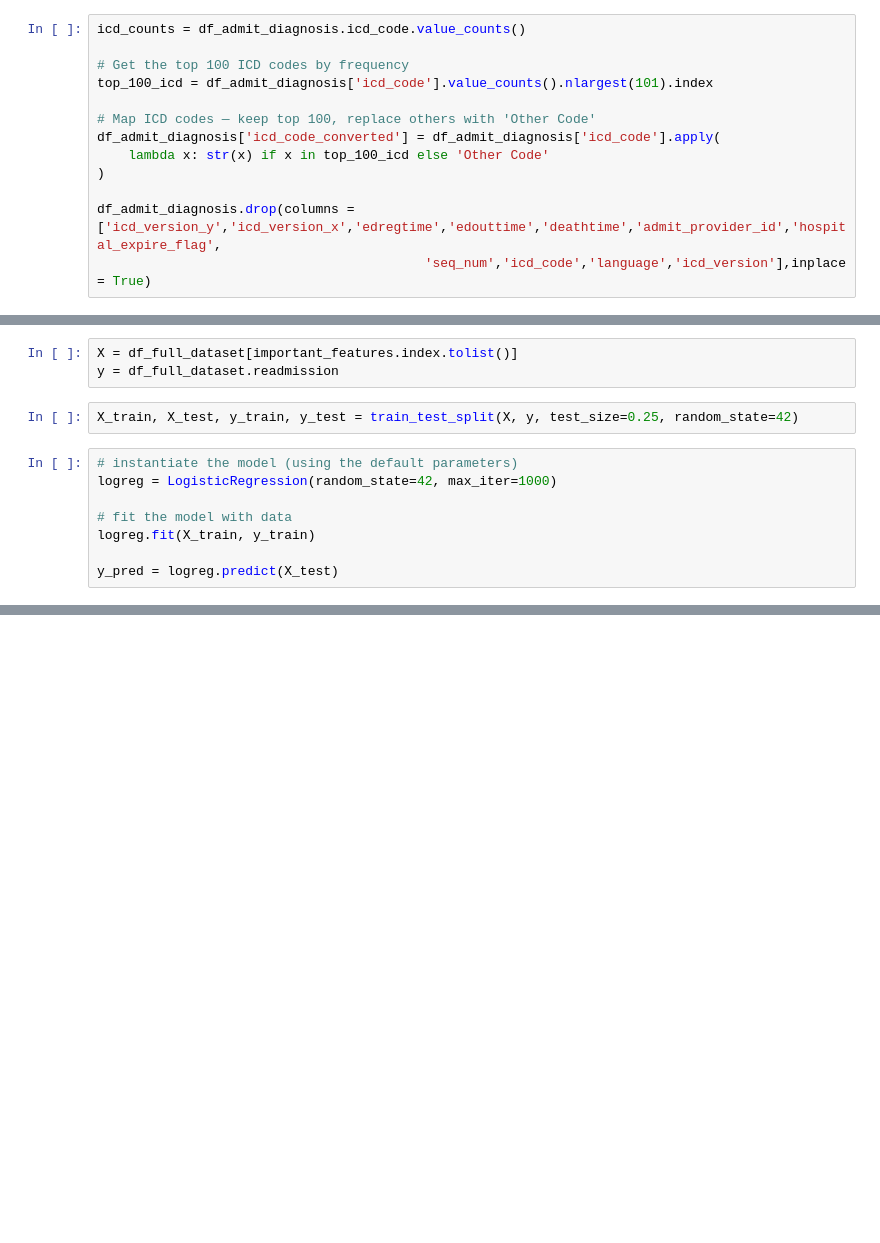
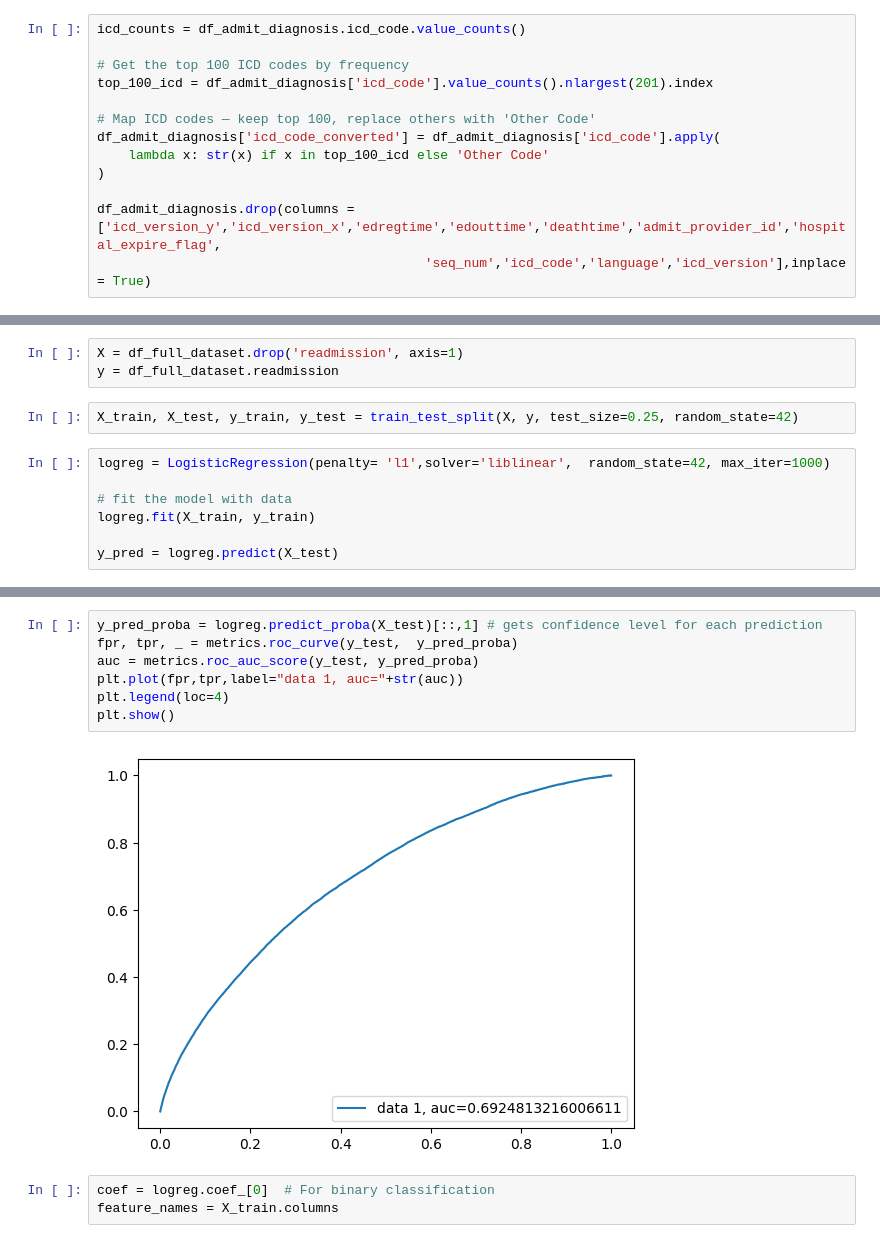
Before and after one commit to saaqib-m/patient-readmission, a Jupyter notebook: Patient-Readmission-LR-Notebook-v2.ipynb, the cells around one changed output, grey strips where cells are left out. Drawn from its saved outputs; the diff is of its cells as text; blank space fills up the shorter version.

```diff
--- a/Patient-Readmission-LR-Notebook-v2.ipynb
+++ b/Patient-Readmission-LR-Notebook-v2.ipynb
@@ -65,7 +65,7 @@ df_admit_diagnosis[df_admit_diagnosis['proc_name'].isna()]
 icd_counts = df_admit_diagnosis.icd_code.value_counts()
 
 # Get the top 100 ICD codes by frequency
-top_100_icd = df_admit_diagnosis['icd_code'].value_counts().nlargest(101).index
+top_100_icd = df_admit_diagnosis['icd_code'].value_counts().nlargest(201).index
 
 # Map ICD codes — keep top 100, replace others with 'Other Code'
 df_admit_diagnosis['icd_code_converted'] = df_admit_diagnosis['icd_code'].apply(
@@ -398,11 +383,10 @@ Name: readmission, Length: 76, dtype: float64
 # %%
-X = df_full_dataset[important_features.index.tolist()]
+X = df_full_dataset.drop('readmission', axis=1)
 y = df_full_dataset.readmission
 # %%
 X_train, X_test, y_train, y_test = train_test_split(X, y, test_size=0.25, random_state=42)
 # %%
-# instantiate the model (using the default parameters)
-logreg = LogisticRegression(random_state=42, max_iter=1000)
+logreg = LogisticRegression(penalty= 'l1',solver='liblinear',  random_state=42, max_iter=1000)
 
 # fit the model with data
 logreg.fit(X_train, y_train)
@@ -445,0 +430,12 @@ not readmission       0.80      0.99      0.89    108776
+# %%
+y_pred_proba = logreg.predict_proba(X_test)[::,1] # gets confidence level for each prediction
+fpr, tpr, _ = metrics.roc_curve(y_test,  y_pred_proba)
+auc = metrics.roc_auc_score(y_test, y_pred_proba)
+plt.plot(fpr,tpr,label="data 1, auc="+str(auc))
+plt.legend(loc=4)
+plt.show()
+# %% [output]
+[figure, added]
+# %%
+coef = logreg.coef_[0]  # For binary classification
+feature_names = X_train.columns
```
Also changed, not shown: parts of 13 cells of this notebook.
